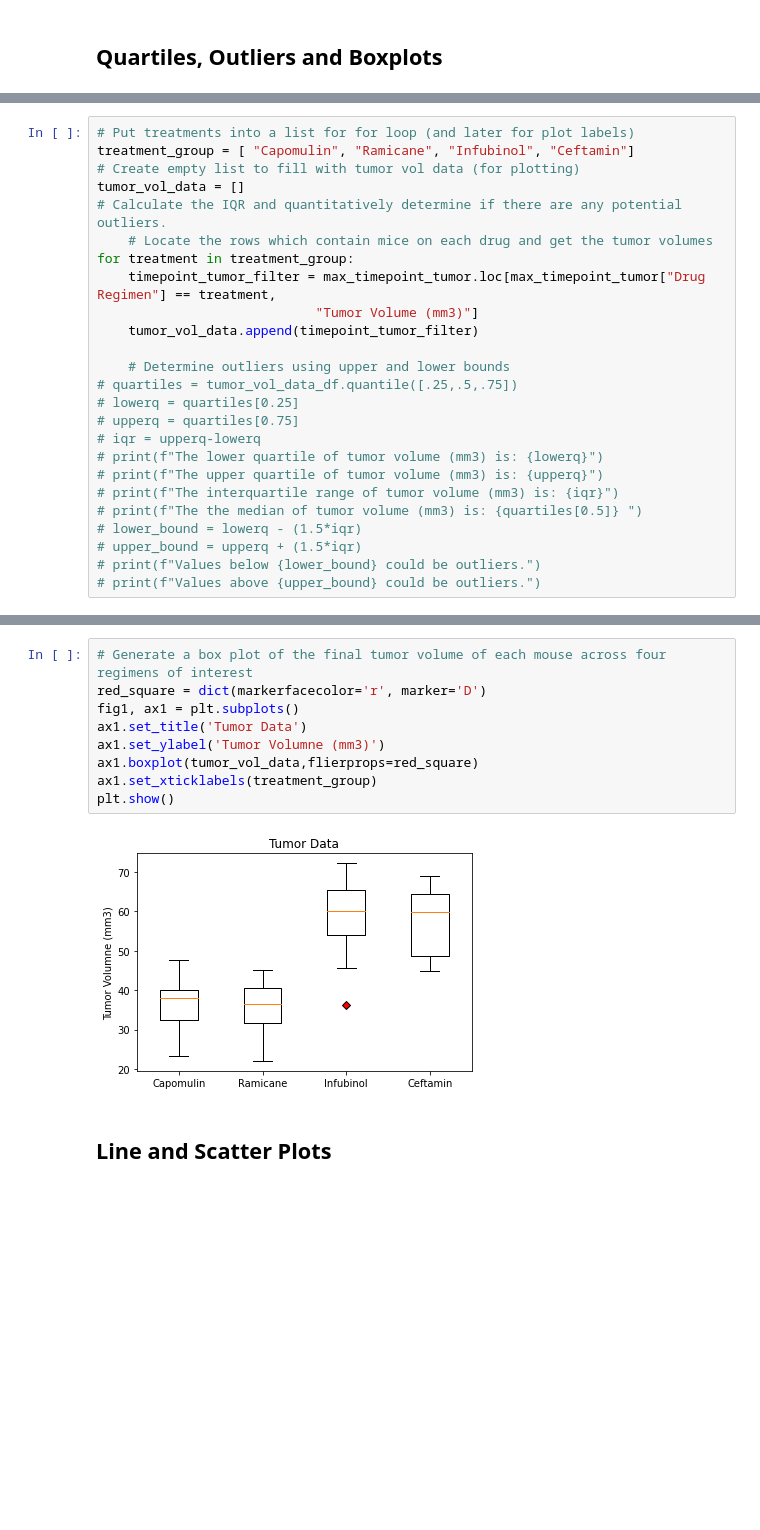
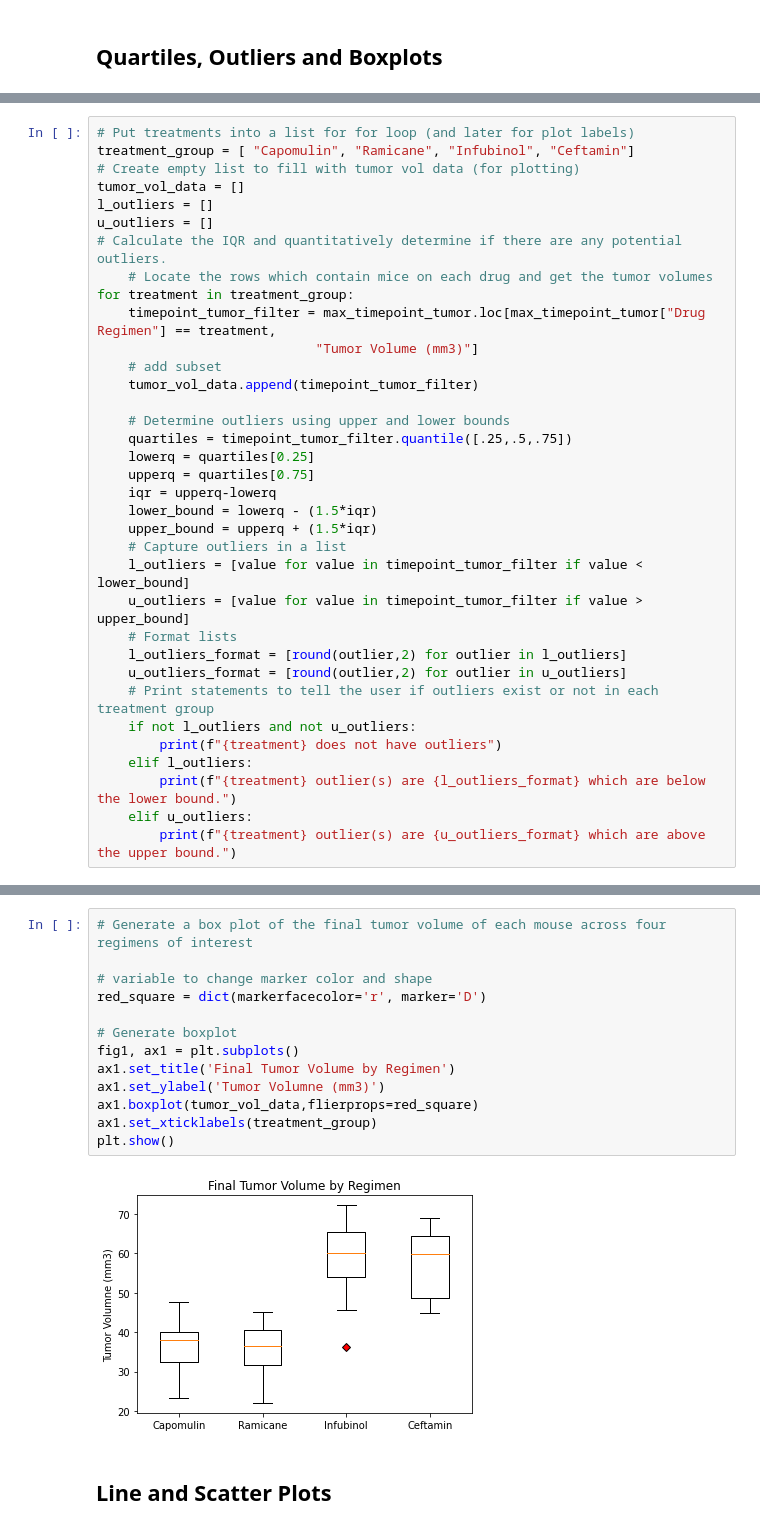
Before and after one commit to njneubauer/Matplotlib-Power-of-Plots, a Jupyter notebook: Pymaceuticals/pymaceuticals_starter.ipynb, the cells around one changed output, grey strips where cells are left out. Cells and saved outputs as stored; diff of their text form; blank space fills up the shorter version.

```diff
--- a/Pymaceuticals/pymaceuticals_starter.ipynb
+++ b/Pymaceuticals/pymaceuticals_starter.ipynb
@@ -224,23 +240,33 @@ max_timepoint_tumor = max_timepoint.merge(clean_df,on=["Mouse ID","Timepoint"],h
 treatment_group = [ "Capomulin", "Ramicane", "Infubinol", "Ceftamin"]
 # Create empty list to fill with tumor vol data (for plotting)
 tumor_vol_data = []
+l_outliers = []
+u_outliers = []
 # Calculate the IQR and quantitatively determine if there are any potential outliers.
     # Locate the rows which contain mice on each drug and get the tumor volumes
 for treatment in treatment_group:
     timepoint_tumor_filter = max_timepoint_tumor.loc[max_timepoint_tumor["Drug Regimen"] == treatment,
                             "Tumor Volume (mm3)"]
+    # add subset
     tumor_vol_data.append(timepoint_tumor_filter)
 
     # Determine outliers using upper and lower bounds
-# quartiles = tumor_vol_data_df.quantile([.25,.5,.75])
-# lowerq = quartiles[0.25]
-# upperq = quartiles[0.75]
-# iqr = upperq-lowerq
-# print(f"The lower quartile of tumor volume (mm3) is: {lowerq}")
-# print(f"The upper quartile of tumor volume (mm3) is: {upperq}")
-# print(f"The interquartile range of tumor volume (mm3) is: {iqr}")
-# print(f"The the median of tumor volume (mm3) is: {quartiles[0.5]} ")
-# lower_bound = lowerq - (1.5*iqr)
-# upper_bound = upperq + (1.5*iqr)
-# print(f"Values below {lower_bound} could be outliers.")
-# print(f"Values above {upper_bound} could be outliers.")
+    quartiles = timepoint_tumor_filter.quantile([.25,.5,.75])
+    lowerq = quartiles[0.25]
+    upperq = quartiles[0.75]
+    iqr = upperq-lowerq
+    lower_bound = lowerq - (1.5*iqr)
+    upper_bound = upperq + (1.5*iqr)
+    # Capture outliers in a list
+    l_outliers = [value for value in timepoint_tumor_filter if value < lower_bound]
+    u_outliers = [value for value in timepoint_tumor_filter if value > upper_bound]
+    # Format lists
+    l_outliers_format = [round(outlier,2) for outlier in l_outliers]
+    u_outliers_format = [round(outlier,2) for outlier in u_outliers]
+    # Print statements to tell the user if outliers exist or not in each treatment group
+    if not l_outliers and not u_outliers:
+        print(f"{treatment} does not have outliers")
+    elif l_outliers:
+        print(f"{treatment} outlier(s) are {l_outliers_format} which are below the lower bound.")
+    elif u_outliers:
+        print(f"{treatment} outlier(s) are {u_outliers_format} which are above the upper bound.")
@@ -266,14 +278,18 @@ tumor_vol_data_df
 # %%
 # Generate a box plot of the final tumor volume of each mouse across four regimens of interest
+
+# variable to change marker color and shape
 red_square = dict(markerfacecolor='r', marker='D')
+
+# Generate boxplot
 fig1, ax1 = plt.subplots()
-ax1.set_title('Tumor Data')
+ax1.set_title('Final Tumor Volume by Regimen')
 ax1.set_ylabel('Tumor Volumne (mm3)')
 ax1.boxplot(tumor_vol_data,flierprops=red_square)
 ax1.set_xticklabels(treatment_group)
 plt.show()
 # %% [output]
-[figure, old version]
+[figure, new version]
 # %% [markdown]
 ## Line and Scatter Plots
 # %%
```
Also changed, not shown: parts of 10 cells of this notebook.
